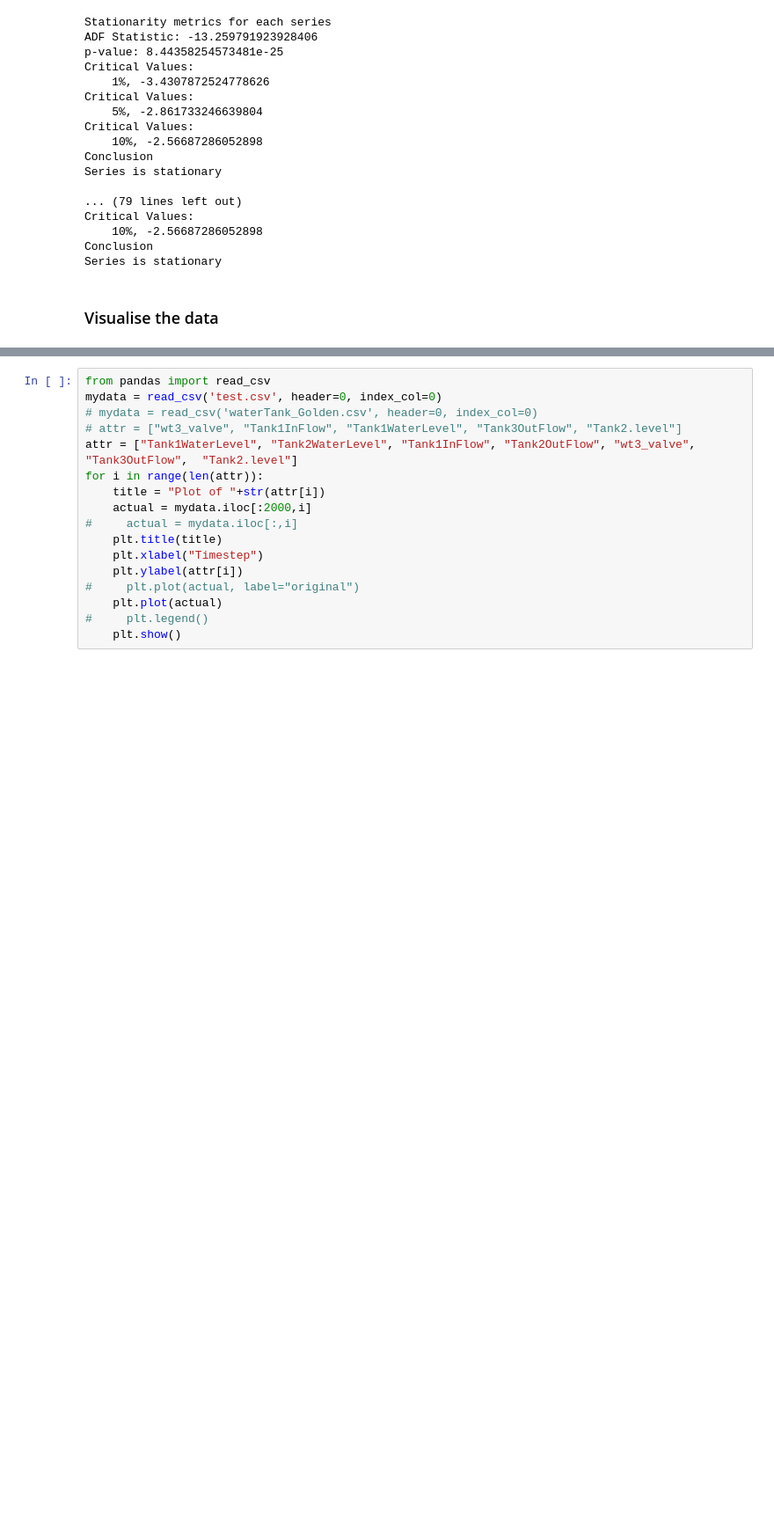
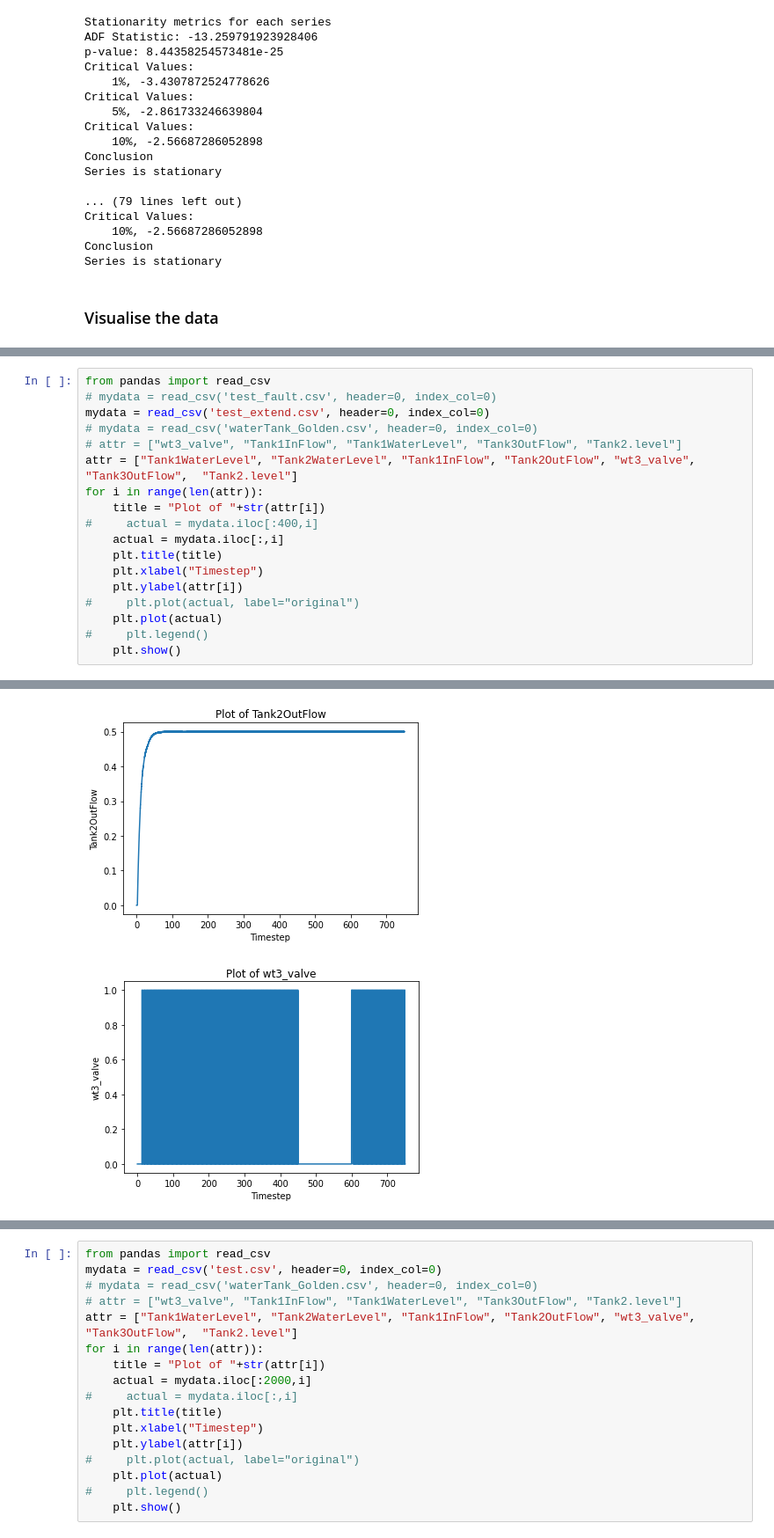
Before and after one commit to hayatu4islam/myRepo, a Jupyter notebook: Learning_Codes/Fault Injection (No faults).ipynb, the cells around one changed output, grey strips where cells are left out. Shown at 88% size. Cells and saved outputs as stored; diff of their text form; blank space fills up the shorter version.

```diff
--- a/Learning_Codes/Fault Injection (No faults).ipynb
+++ b/Learning_Codes/Fault Injection (No faults).ipynb
@@ -73,0 +49,19 @@ for i in range(len(attr)):
+# %%
+from pandas import read_csv
+# mydata = read_csv('test_fault.csv', header=0, index_col=0)
+mydata = read_csv('test_extend.csv', header=0, index_col=0)
+# mydata = read_csv('waterTank_Golden.csv', header=0, index_col=0)
+# attr = ["wt3_valve", "Tank1InFlow", "Tank1WaterLevel", "Tank3OutFlow", "Tank2.level"]
+attr = ["Tank1WaterLevel", "Tank2WaterLevel", "Tank1InFlow", "Tank2OutFlow", "wt3_valve", "Tank3OutFlow",  "Tank2.level"]
+for i in range(len(attr)):
+    title = "Plot of "+str(attr[i])
+#     actual = mydata.iloc[:400,i]
+    actual = mydata.iloc[:,i]
+    plt.title(title)
+    plt.xlabel("Timestep")
+    plt.ylabel(attr[i])
+#     plt.plot(actual, label="original")
+    plt.plot(actual)
+#     plt.legend()
+    plt.show()
+# %% [output]
@@ -73,0 +71,2 @@ for i in range(len(attr)):
+[figure, added]
+[figure, added]
```
Also changed, not shown: parts of 2 cells of this notebook.
